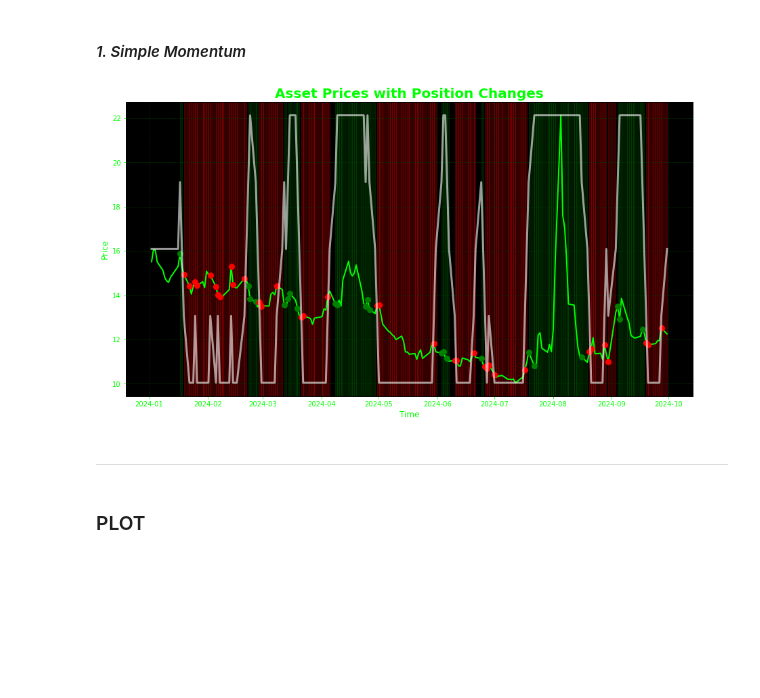
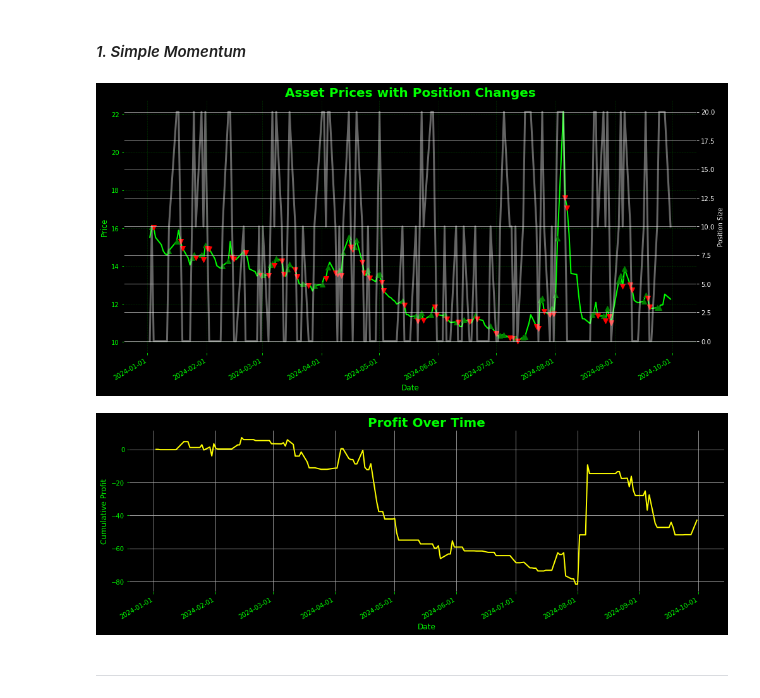
Before and after one commit to oscarwoodi/Mascar-Capital, a Jupyter notebook: Systematic/research/vix.ipynb, the cells around one changed output. Drawn from its saved outputs; the diff is of its cells as text; code cells hidden in the pictures; blank space fills up the shorter version.

Commit message:
added simple momentum

```diff
--- a/Systematic/research/vix.ipynb
+++ b/Systematic/research/vix.ipynb
@@ -82,67 +86,16 @@ ___
 ### STRATEGIES
 # %% [markdown]
 #### *1. Simple Momentum*
-# %%
-# Get signals from strategy module
-signals = simple_momentum_1(df, 100, 10)
-
-# Plot
-# Create a figure and axis
-fig, ax = plt.subplots(figsize=(15, 8))
-
-# Set the background color for the plot
-ax.set_facecolor('black')
-
-# Plot asset prices
-ax.plot(sample_df['Close'], color='#00FF00', linewidth=2, label='Asset Price')  # Green line for asset price
-
-# Get the positions
-positions = signals
-
-# Get indices where the position changes
-changes = positions.diff().ne(0)  # True where there is a change in position
-indices = positions[changes].index
-
-# Iterate over the indices to place markers and shading
-for i in range(len(positions) - 1):
-    if positions.iloc[i] > 0:
-            ax.axvspan(sample_df.index[i], sample_df.index[i + 1], color='green', alpha=0.2)  # Green shaded area for long positions
-    elif positions.iloc[i] < 0:
-        ax.axvspan(sample_df.index[i], sample_df.index[i + 1], color='red', alpha=0.2)  # Red shaded area for short positions
-
-    # Plot markers for position changes
-    if changes.iloc[i]:
-        if positions.iloc[i] > 0:
-            ax.plot(sample_df.index[i], sample_df['Close'].iloc[i], 'o', color='green', markersize=8, label='Buy' if i == indices[0] else "")  # Green for buy
-        elif positions.iloc[i] < 0:
-            ax.plot(sample_df.index[i], sample_df['Close'].iloc[i], 'o', color='red', markersize=8, label='Sell' if i == indices[0] else "")  # Red for sell
-
-# Set title, labels, and grid
-ax.set_title("Asset Prices with Position Changes", fontsize=20, color='#00FF00', fontweight='bold')
-ax.set_xlabel("Time", fontsize=12, color='#00FF00')
-ax.set_ylabel("Price", fontsize=12, color='#00FF00')
-
-# Change x and y ticks color to green
-ax.tick_params(axis='x', colors='#00FF00')
-ax.tick_params(axis='y', colors='#00FF00')
-
-# Add grid with green lines
-ax.grid(color='#004400', linestyle='--', linewidth=0.5)
-
-# Create a secondary axis for total position size
-ax2 = ax.twinx()
-
-# Plot total position size on ax2
-ax2.plot(positions, color='white', linewidth=3, linestyle='-', label='Position Size', alpha=0.6)
-
-# Set labels and ticks for ax2
-ax2.set_ylabel("Position Size", fontsize=12, color='white')
-ax2.tick_params(axis='y', colors='white')
-
-# Display the plot
-plt.show()
-# %% [output]
-[figure, removed]
+# %%
+# Get signals and profits from strategy module
+sample_df['position_size'] = simple_momentum_vix(df, 100, 1)
+profit_df = calculate_profit(sample_df)
+
+# Plot
+plot_strategy(sample_df, profit_df)
+# %% [output]
+[figure, added]
+[figure, added]
 # %%
 cap = 3
 
@@ -185,4 +121,2 @@ residuals = sorted(residuals.items(), key=lambda item: item[1])
 # %% [markdown]
 ___
-# %% [markdown]
-### PLOT
```
Also changed, not shown: parts of 5 cells of this notebook, 8 other files.
